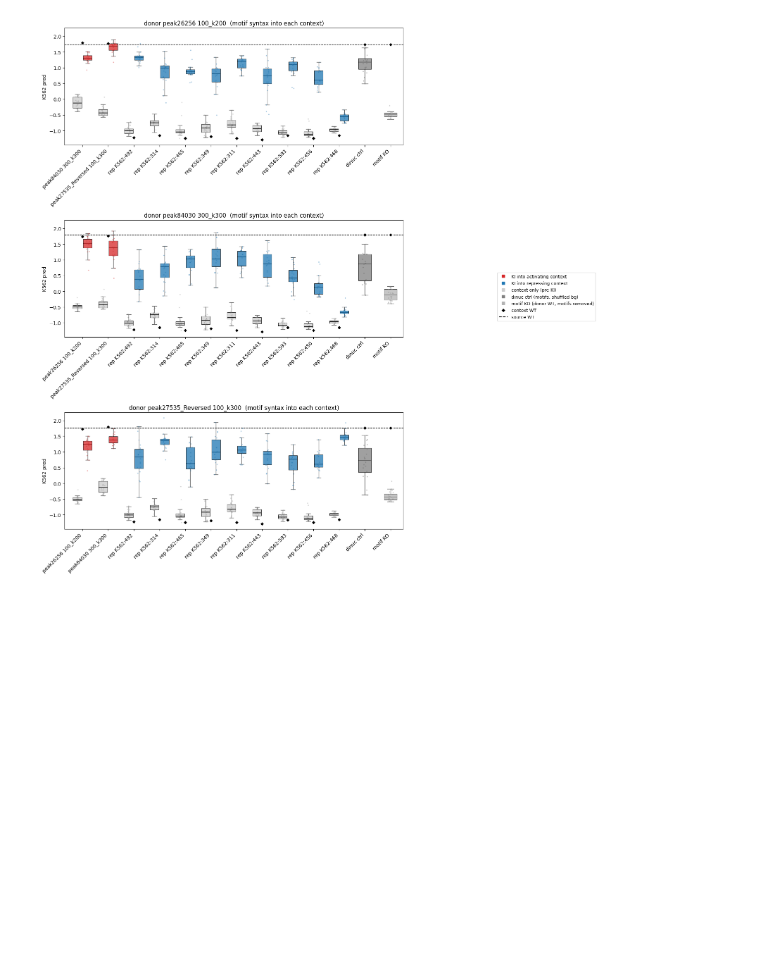
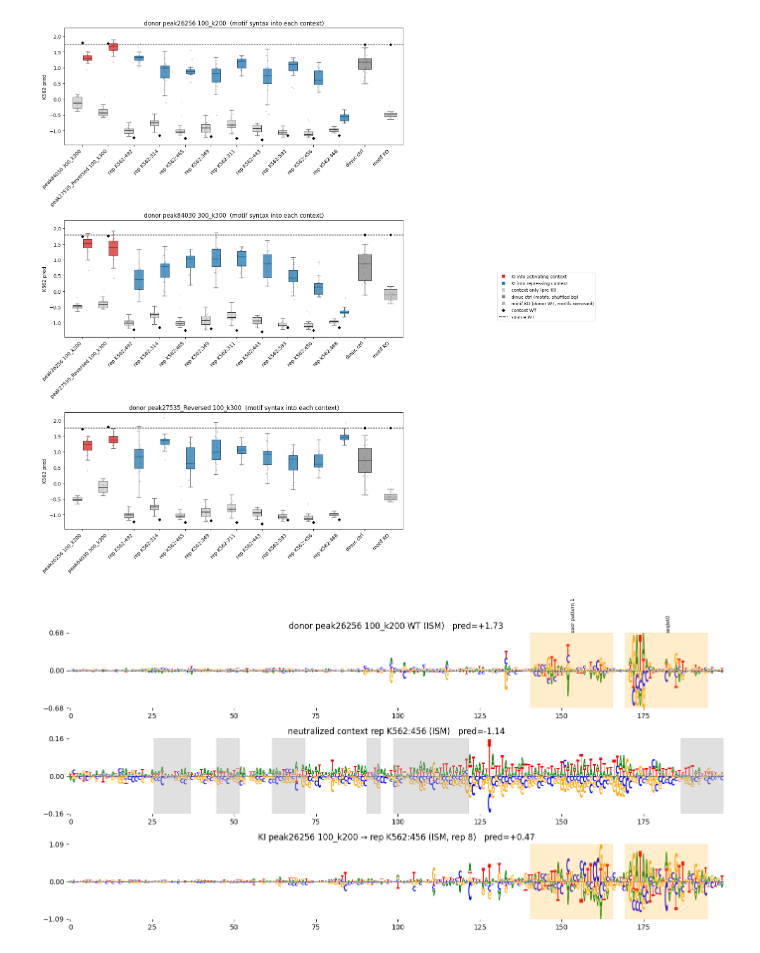
Before and after one commit to pabmantilla/SEAM_validate, a Jupyter notebook: mcs_k562/scripts/swap_experiment.ipynb, the cells around one changed output. Cells and saved outputs as stored; diff of their text form; code cells hidden in the pictures; blank space fills up the shorter version.

Commit message:
motif context swap

```diff
--- a/mcs_k562/scripts/swap_experiment.ipynb
+++ b/mcs_k562/scripts/swap_experiment.ipynb
@@ -172,4 +172,49 @@ plt.tight_layout()
 fig.subplots_adjust(right=0.80)
 # %% [output]
 [figure]
+# %%
+# inspect one knock-in: donor WT (top), neutralized context (mid), KI (bottom).
+# all three are saturation-ISM logos (mean-centered across channels = hypothetical), so all obey PROJECT.
+# set `sel` 0/1/2 to step donors; target context + which of the N reps random each run.
+sel = 0
+PROJECT = False   # False: full 4-channel saturation ISM (hypothetical). True: project onto the actual base.
+
+d = high[sel]
+rng = np.random.default_rng()
+t = int(rng.choice([i for i in high + low if i != d]))   # random target context
+r = int(rng.integers(N))                                 # which of the N reps
+
+@torch.no_grad()
+def ism(seq):                                            # (4,230) one-hot -> (200,4) ISM over var region
+    block = seq.unsqueeze(0).repeat(800, 1, 1).clone()
+    for j, p in enumerate(range(ADAPTER, ADAPTER + 200)):
+        block[j * 4:j * 4 + 4, :, p] = torch.eye(4)      # rows j*4..+3 = the 4 single-base mutants at p
+    m = score(block).reshape(200, 4)
+    m -= m.mean(1, keepdims=True)                        # hypothetical: center across channels
+    return m * seq[:, ADAPTER:ADAPTER + 200].numpy().T if PROJECT else m
+
+don_seq = one_hot_encode(seq_str[d]).float()             # (4,230) donor WT
+ctx_seq = context(t)[r]                                  # (4,230) neutralized acceptor
+ki_seq  = inject(d, context(t))[r]                       # (4,230) donor syntax knocked into that context
+p_ctx, p_ki = float(score(ctx_seq.unsqueeze(0))[0]), float(score(ki_seq.unsqueeze(0))[0])
+panels = [(ism(don_seq), f"donor {names[d]} WT (ISM)   pred={wt_all[d]:+.2f}"),
+          (ism(ctx_seq), f"neutralized context {all_names[t]} (ISM)   pred={p_ctx:+.2f}"),
+          (ism(ki_seq),  f"KI {names[d]} → {all_names[t]} (ISM, rep {r})   pred={p_ki:+.2f}")]
+
+fig, axes = plt.subplots(3, 1, figsize=(14, 7))
+for ax, (mat, ttl) in zip(axes, panels):                # each panel autoscaled on its own y-range
+    logomaker.Logo(pd.DataFrame(mat.T if mat.shape[0] == 4 else mat, columns=list("ACGT")), ax=ax)
+    ax.set_title(ttl)
+    for sp in ax.spines.values():
+        sp.set_visible(False)
+    ax.set_yticks(np.round(np.linspace(*ax.get_ylim(), 3), 2))   # 3 ticks to denote scale
+for s, e, m in motifs[d]:                                # donor motifs: annotate WT + mark on KI panel
+    axes[0].axvspan(s - 0.5, e - 0.5, color="orange", alpha=0.2)
+    axes[0].text((s + e) / 2, axes[0].get_ylim()[1], m, ha="center", va="bottom", fontsize=7, rotation=90)
+    axes[2].axvspan(s - 0.5, e - 0.5, color="orange", alpha=0.2)
+for s, e in mot[t]:                                      # target's own (neutralized) motif positions
+    axes[1].axvspan(s - ADAPTER - 0.5, e - ADAPTER - 0.5, color="0.7", alpha=0.4)
+plt.tight_layout()
+# %% [output]
+[figure, added]
 # %%
```
Also changed, not shown: parts of 1 cell of this notebook.
